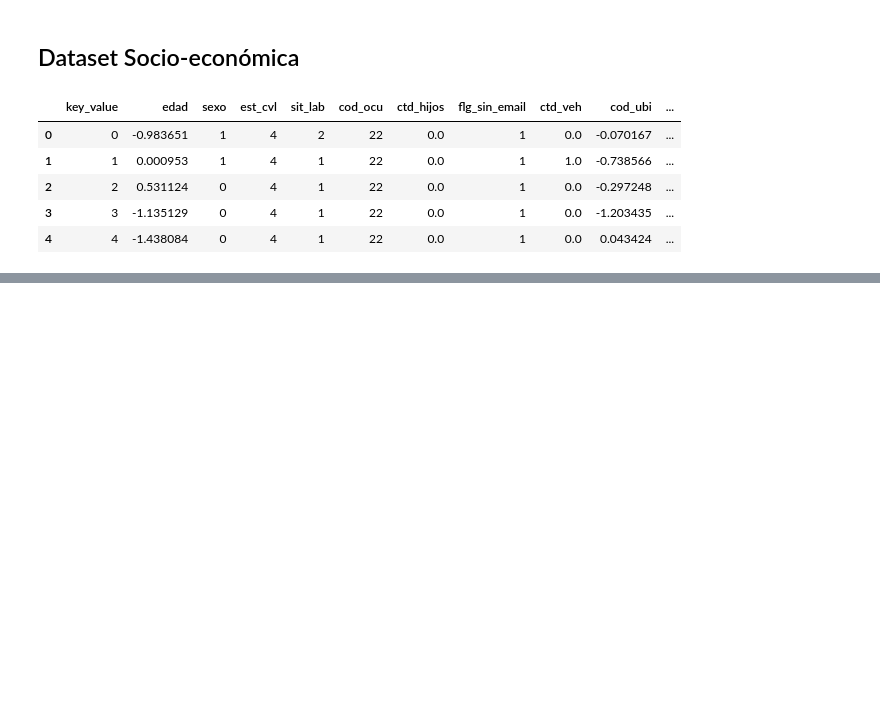
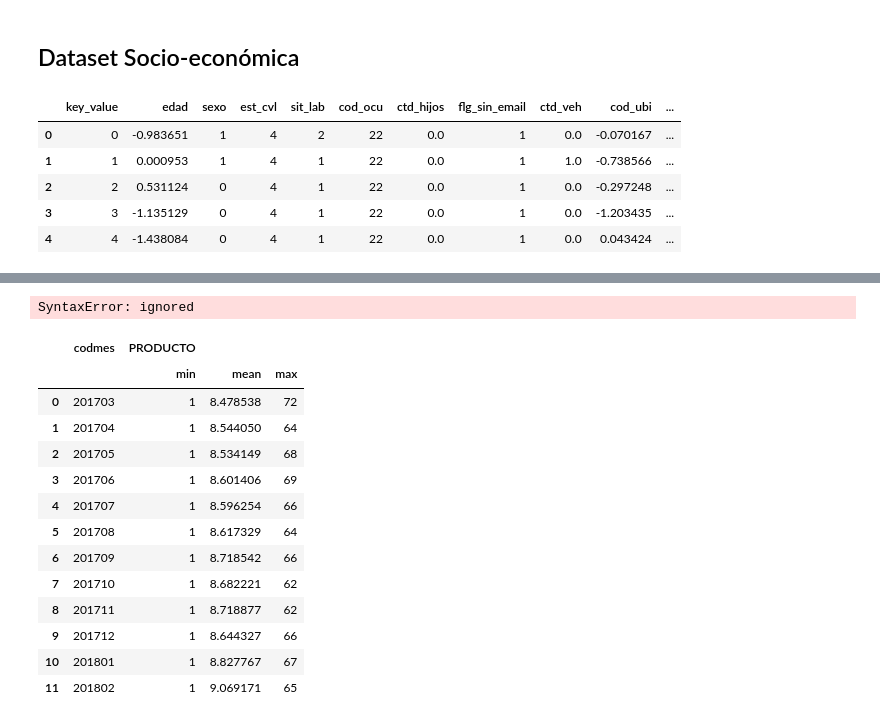
Before and after one commit to mlaricobar/solution-datathon-interbank-2020, a Jupyter notebook: [01] EDA - Datasets.ipynb, the cells around one changed output, grey strips where cells are left out. Cells and saved outputs as stored; diff of their text form; code cells hidden in the pictures; blank space fills up the shorter version.

```diff
--- a/[01] EDA - Datasets.ipynb
+++ b/[01] EDA - Datasets.ipynb
@@ -90,0 +170,6 @@ files.download('pfe_se_test.html')
+# %%
+a = []
+while(1):
+    a.append(‘1’)
+# %% [output]
+SyntaxError: ignored
@@ -90,0 +182,19 @@ files.download('pfe_se_test.html')
+# %%
+df_rcc_train_agg = df_rcc_train.groupby(["codmes", "key_value"], as_index=False).agg({"PRODUCTO": "count"})
+# %%
+df_rcc_train_agg.groupby("codmes", as_index=False).agg({"PRODUCTO": ["min", "mean", "max"]})
+# %% [output]
+|  | codmes | PRODUCTO |  |  |
+|  |  | min | mean | max |
+| 0 | 201703 | 1 | 8.478538 | 72 |
+| 1 | 201704 | 1 | 8.544050 | 64 |
+| 2 | 201705 | 1 | 8.534149 | 68 |
+| 3 | 201706 | 1 | 8.601406 | 69 |
+| 4 | 201707 | 1 | 8.596254 | 66 |
+| 5 | 201708 | 1 | 8.617329 | 64 |
+| 6 | 201709 | 1 | 8.718542 | 66 |
+| 7 | 201710 | 1 | 8.682221 | 62 |
+| 8 | 201711 | 1 | 8.718877 | 62 |
+| 9 | 201712 | 1 | 8.644327 | 66 |
+| 10 | 201801 | 1 | 8.827767 | 67 |
+| 11 | 201802 | 1 | 9.069171 | 65 |
```
Also changed, not shown: parts of 27 cells of this notebook.
